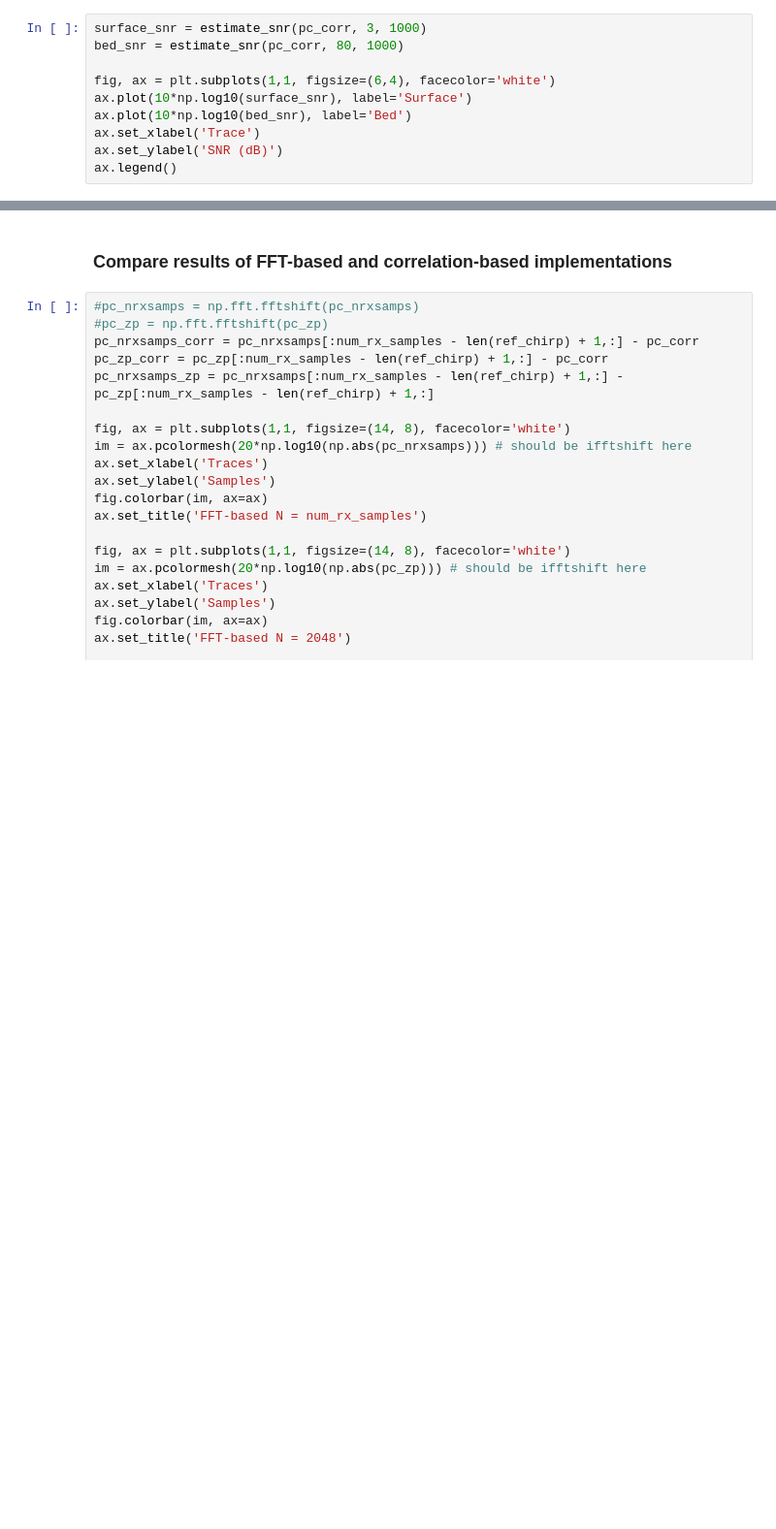
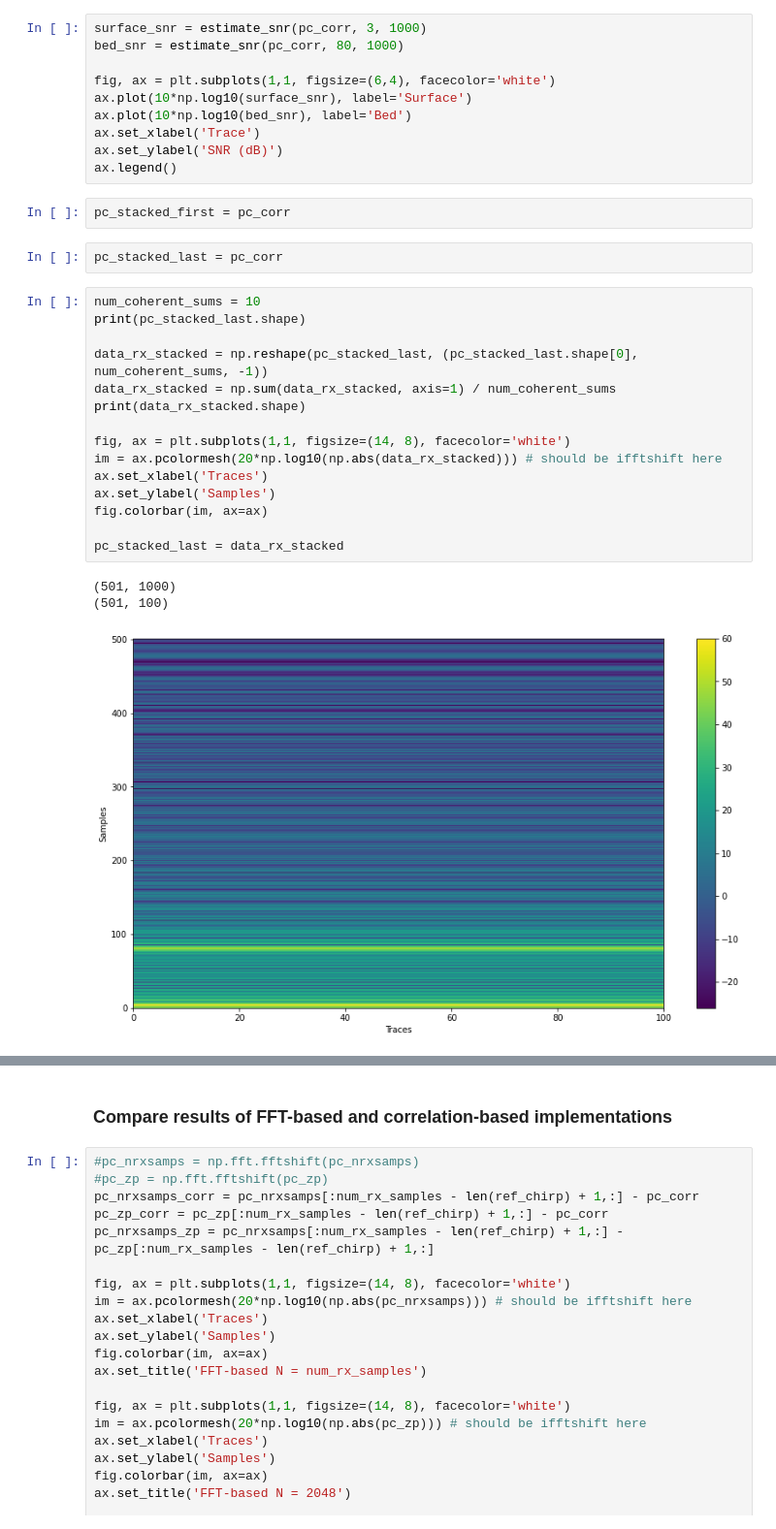
Before and after one commit to radioglaciology/uhd_radar, a Jupyter notebook: postprocessing/test_scripts/Test Processing Methods.ipynb, the cells around one changed output, grey strips where cells are left out. Shown at 97% size. Cells and saved outputs as stored; diff of their text form; blank space fills up the shorter version.

```diff
--- a/postprocessing/test_scripts/Test Processing Methods.ipynb
+++ b/postprocessing/test_scripts/Test Processing Methods.ipynb
@@ -343,3 +347,26 @@ ax.plot(10*np.log10(bed_snr), label='Bed')
 ax.set_xlabel('Trace')
 ax.set_ylabel('SNR (dB)')
 ax.legend()
+# %%
+pc_stacked_first = pc_corr
+# %%
+pc_stacked_last = pc_corr
+# %%
+num_coherent_sums = 10
+print(pc_stacked_last.shape)
+
+data_rx_stacked = np.reshape(pc_stacked_last, (pc_stacked_last.shape[0], num_coherent_sums, -1))
+data_rx_stacked = np.sum(data_rx_stacked, axis=1) / num_coherent_sums
+print(data_rx_stacked.shape)
+
+fig, ax = plt.subplots(1,1, figsize=(14, 8), facecolor='white')
+im = ax.pcolormesh(20*np.log10(np.abs(data_rx_stacked))) # should be ifftshift here
+ax.set_xlabel('Traces')
+ax.set_ylabel('Samples')
+fig.colorbar(im, ax=ax)
+
+pc_stacked_last = data_rx_stacked
+# %% [output]
+(501, 1000)
+(501, 100)
+[figure, added]
```
Also changed, not shown: parts of 3 cells of this notebook, 1 other file.
